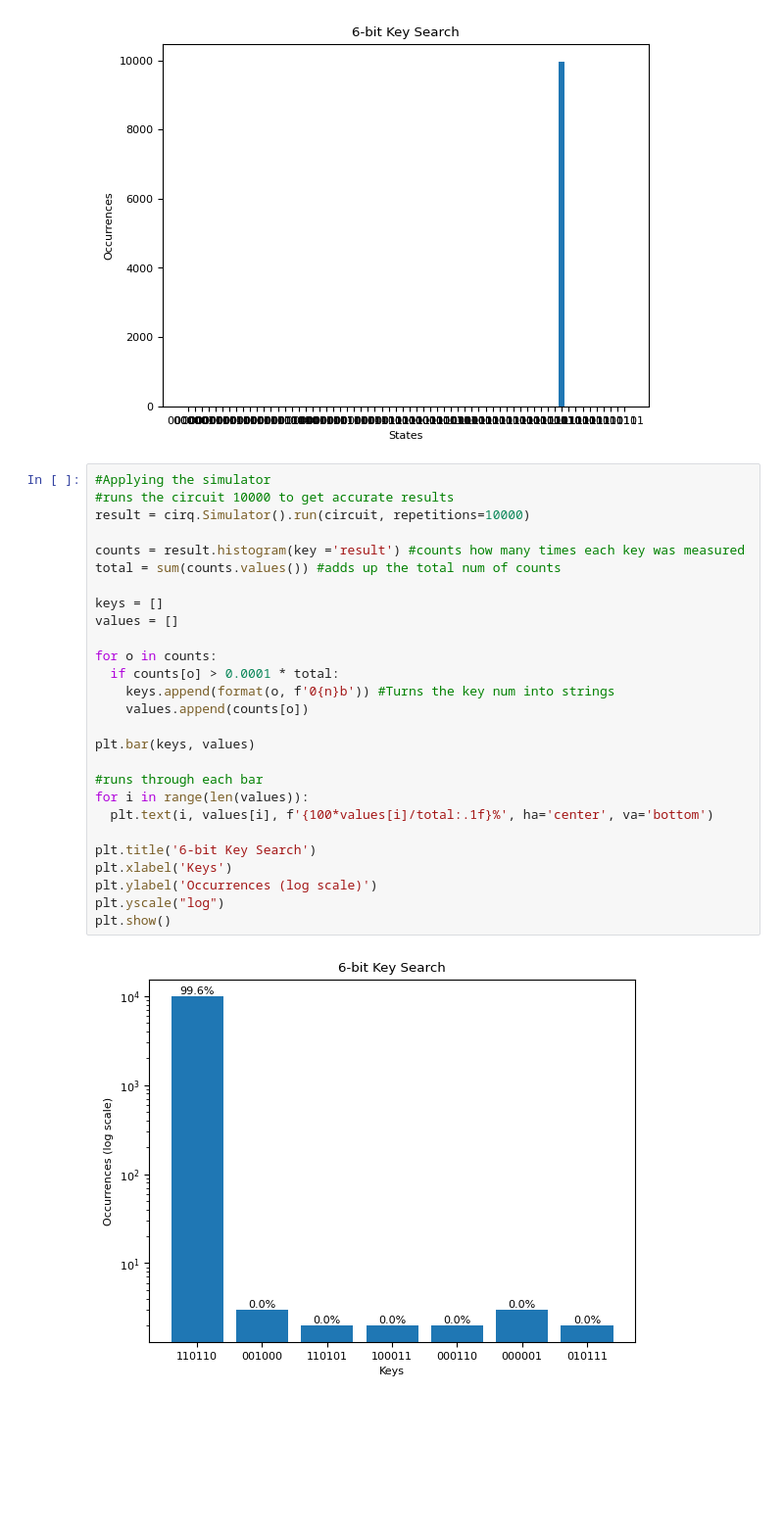
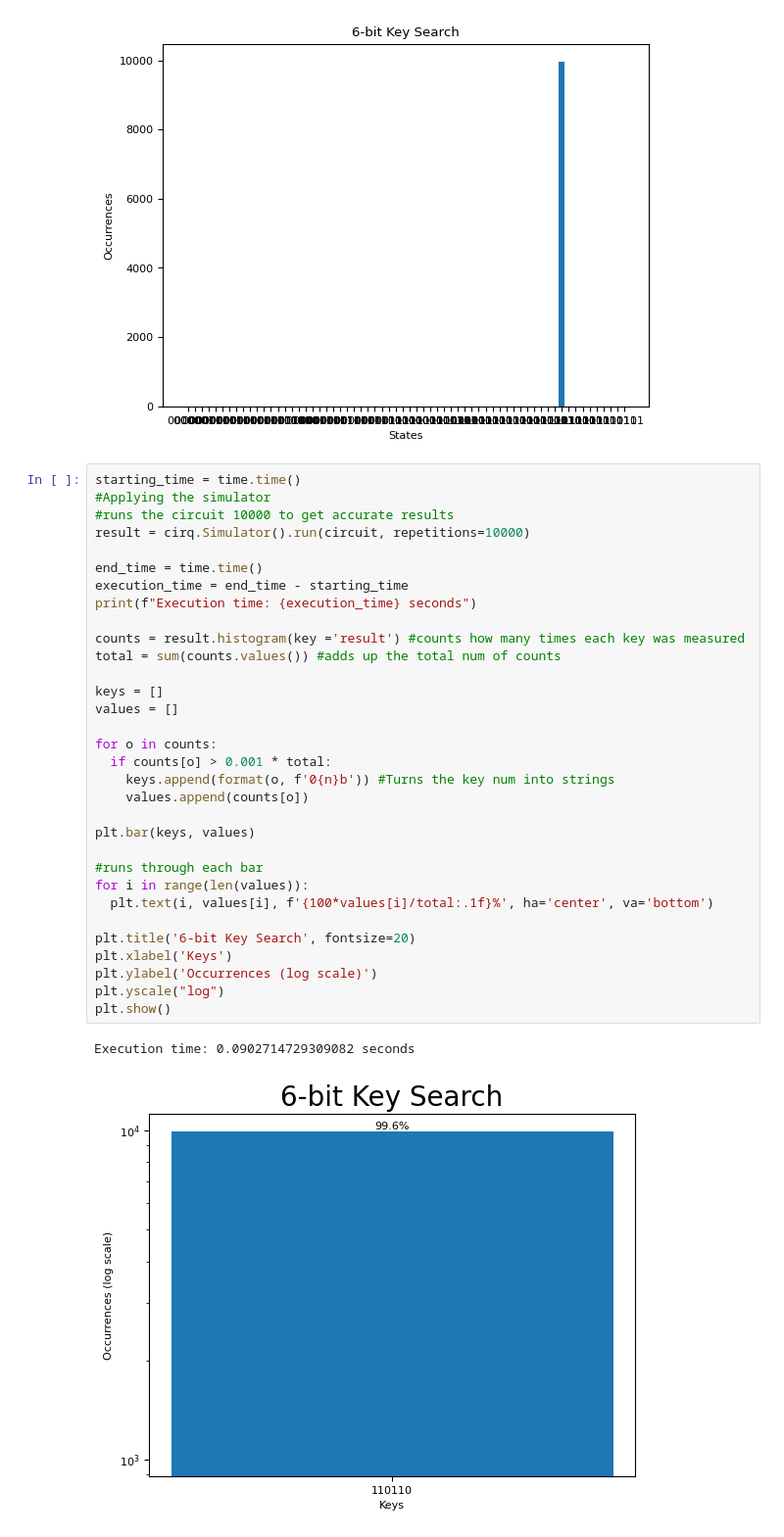
Before and after one commit to rushanh1/Quantum-Networks-Quantum-Circuits, a Jupyter notebook: quantum_brute_force_key_search.ipynb, the cells around one changed output. Shown at 98% size. Cells and saved outputs as stored; diff of their text form; blank space fills up the shorter version.

Commit message:
added execution time

```diff
--- a/quantum_brute_force_key_search.ipynb
+++ b/quantum_brute_force_key_search.ipynb
@@ -138,32 +139,38 @@ plt.show()
 # %% [output]
 [figure]
 # %%
+starting_time = time.time()
 #Applying the simulator
 #runs the circuit 10000 to get accurate results
 result = cirq.Simulator().run(circuit, repetitions=10000)
+
+end_time = time.time()
+execution_time = end_time - starting_time
+print(f"Execution time: {execution_time} seconds")
 
 counts = result.histogram(key ='result') #counts how many times each key was measured
 total = sum(counts.values()) #adds up the total num of counts
 
 keys = []
 values = []
 
 for o in counts:
-  if counts[o] > 0.0001 * total:
+  if counts[o] > 0.001 * total:
     keys.append(format(o, f'0{n}b')) #Turns the key num into strings
     values.append(counts[o])
 
 plt.bar(keys, values)
 
 #runs through each bar
 for i in range(len(values)):
   plt.text(i, values[i], f'{100*values[i]/total:.1f}%', ha='center', va='bottom')
 
-plt.title('6-bit Key Search')
+plt.title('6-bit Key Search', fontsize=20)
 plt.xlabel('Keys')
 plt.ylabel('Occurrences (log scale)')
 plt.yscale("log")
 plt.show()
 # %% [output]
+Execution time: 0.0902714729309082 seconds
-[figure, old version]
+[figure, new version]
 # %%
```
Also changed, not shown: parts of 2 cells of this notebook.
